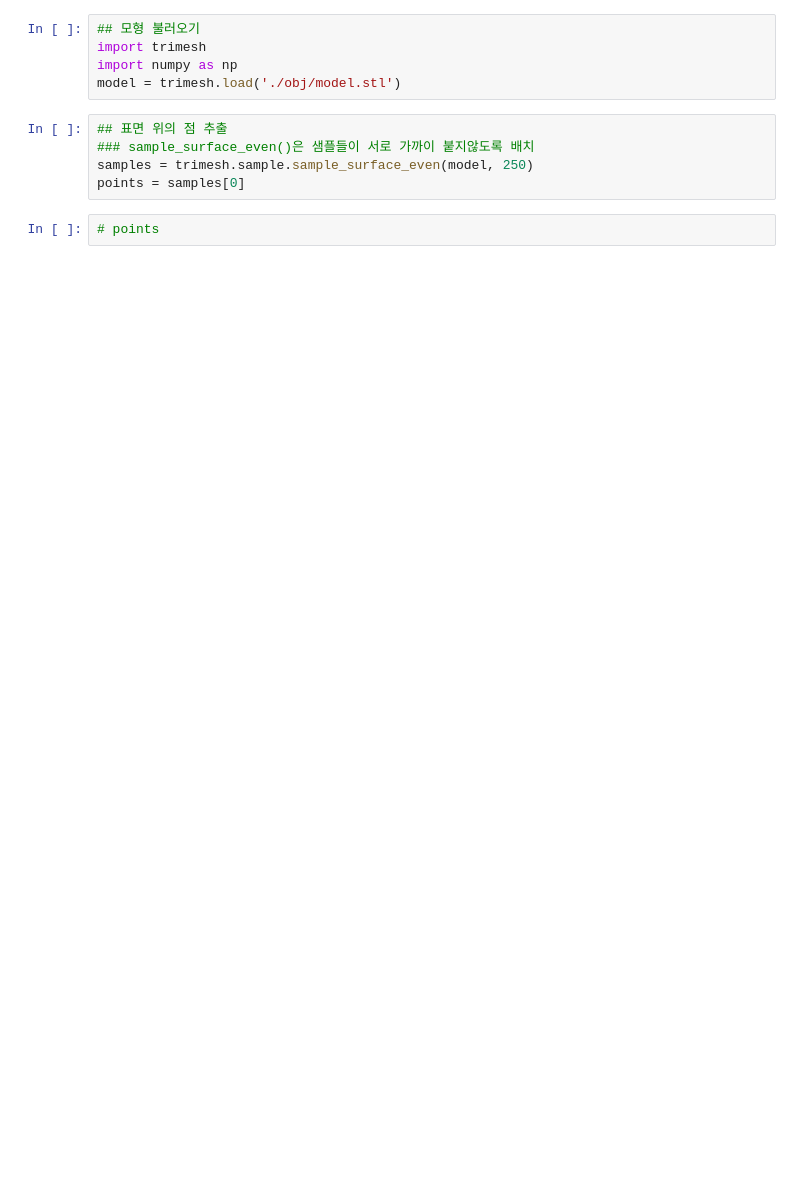
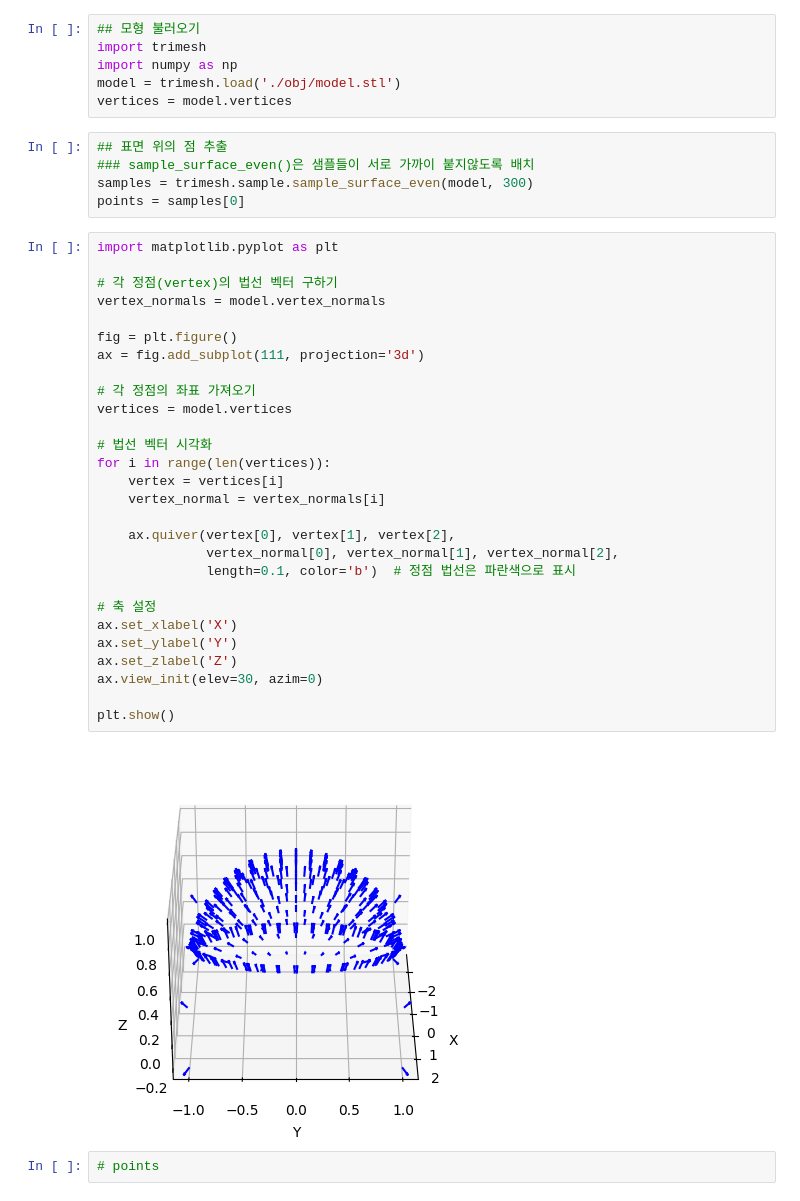
Before and after one commit to vinca0224/3D, a Jupyter notebook: normalVector.ipynb, the cells around one changed output. Drawn from its saved outputs; the diff is of its cells as text; blank space fills up the shorter version.

```diff
--- a/normalVector.ipynb
+++ b/normalVector.ipynb
@@ -3,11 +3,42 @@
 import trimesh
 import numpy as np
 model = trimesh.load('./obj/model.stl')
+vertices = model.vertices
 # %%
 ## 표면 위의 점 추출
 ### sample_surface_even()은 샘플들이 서로 가까이 붙지않도록 배치
-samples = trimesh.sample.sample_surface_even(model, 250)
+samples = trimesh.sample.sample_surface_even(model, 300)
 points = samples[0]
+# %%
+import matplotlib.pyplot as plt
+
+# 각 정점(vertex)의 법선 벡터 구하기
+vertex_normals = model.vertex_normals
+
+fig = plt.figure()
+ax = fig.add_subplot(111, projection='3d')
+
+# 각 정점의 좌표 가져오기
+vertices = model.vertices
+
+# 법선 벡터 시각화
+for i in range(len(vertices)):
+    vertex = vertices[i]
+    vertex_normal = vertex_normals[i]
+
+    ax.quiver(vertex[0], vertex[1], vertex[2],
+              vertex_normal[0], vertex_normal[1], vertex_normal[2],
+              length=0.1, color='b')  # 정점 법선은 파란색으로 표시
+
+# 축 설정
+ax.set_xlabel('X')
+ax.set_ylabel('Y')
+ax.set_zlabel('Z')
+ax.view_init(elev=30, azim=0)
+
+plt.show()
+# %% [output]
+[figure, added]
 # %%
 # points
 # %%
```
Also changed, not shown: parts of 2 cells of this notebook, 2 other files.
